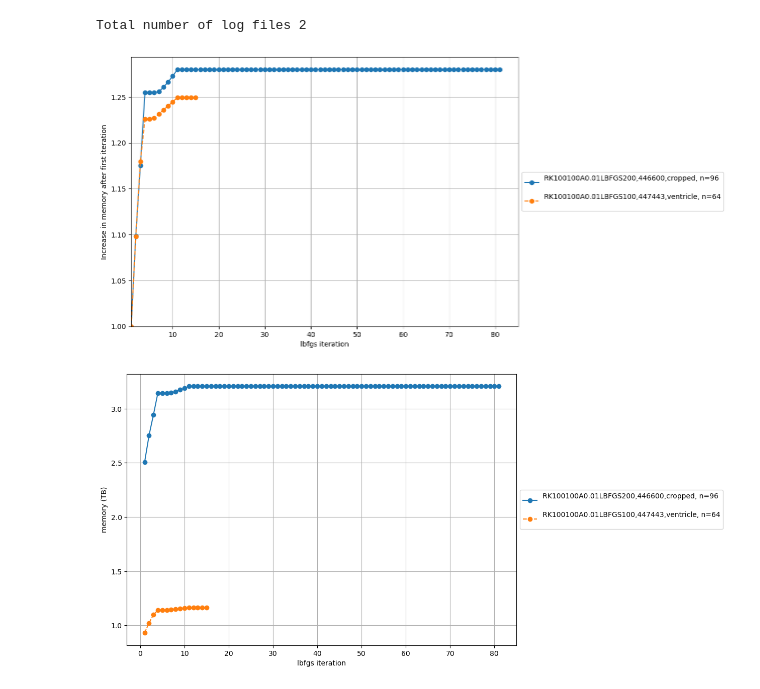
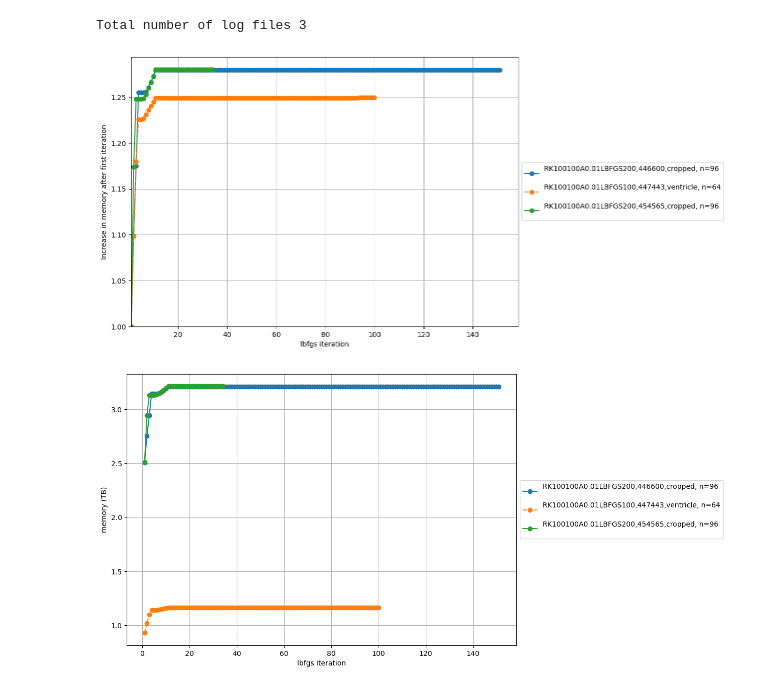
Before and after one commit to JohannesHaubner/mapMRI, a Jupyter notebook: examples/debugging/mem.ipynb, the cells around one changed output. Drawn from its saved outputs; the diff is of its cells as text; code cells hidden in the pictures.

```diff
--- a/examples/debugging/mem.ipynb
+++ b/examples/debugging/mem.ipynb
@@ -34,6 +34,7 @@ slurmids = [
             # 446145,
             # 446152, 446150, 446180
             446600, 447443,
+            454565,
 ]
 
 
@@ -134,36 +135,36 @@ for slurmid in sorted(slurmids):
 
 
     label += ", n=" + str(ntasks)
 
     label = label.replace("RK", "RK"+str(int(hyperparameters["max_timesteps"])))
 
     line = plt.plot(mema[:,0], mema[:,1], marker=marker, linestyle=linestyle, color=color,
             label=label,
             )
 
     color = line[-1].get_color()
     ax2.plot(mema[:,0], mema[:,1] / fac2, marker=marker, linestyle=linestyle, color=color, label=label,)
 
 
 
 plt.xlabel("lbfgs iteration")
 ax2.set_xlabel("lbfgs iteration")
 ax.set_ylabel("memory (TB)")
 ax2.set_xlim(1, None)
 ax2.set_ylim(1, None)
 ax2.set_ylabel("Increase in memory after first iteration")
 # ax2.set_xlim(1, None)
 # plt.xlim(1, None)
 # plt.xticks(list(range(1, int(plt.gca().get_xlim()[1]))))
 ax.grid()
 ax2.grid()
 ax.legend(loc='center left', bbox_to_anchor=(1, 0.5))
 ax2.legend(loc='center left', bbox_to_anchor=(1, 0.5))
 plt.show()
 # %% [output]
-Total number of log files 2
+Total number of log files 3
-[figure, old version]
+[figure, new version]
-[figure, old version]
+[figure, new version]
 # %%
 
 for slurmid in range(440221, 440674):
```
Also changed, not shown: 7 other files.
